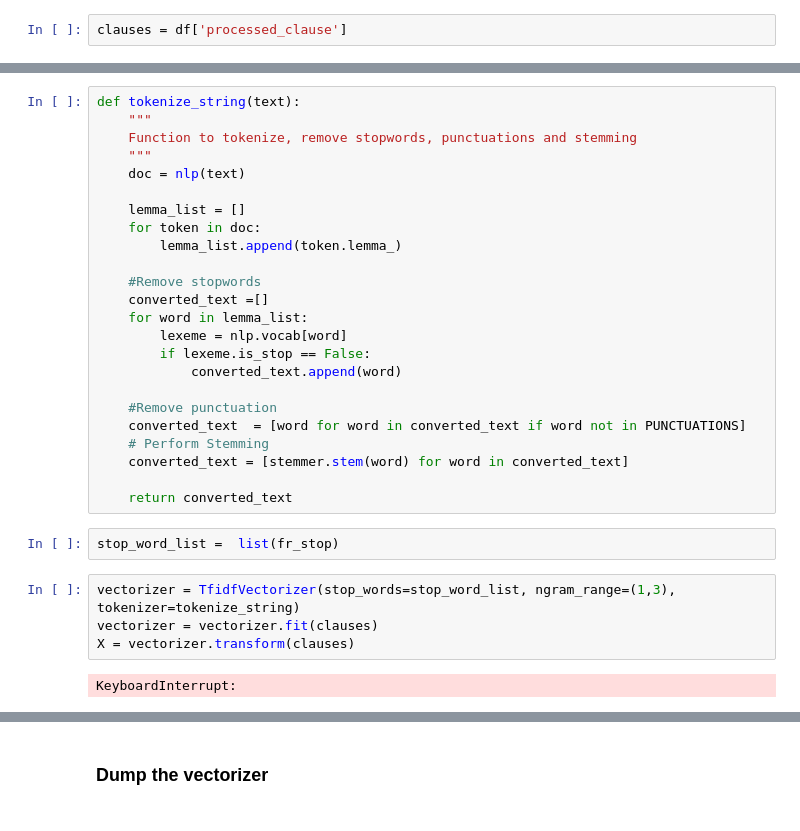
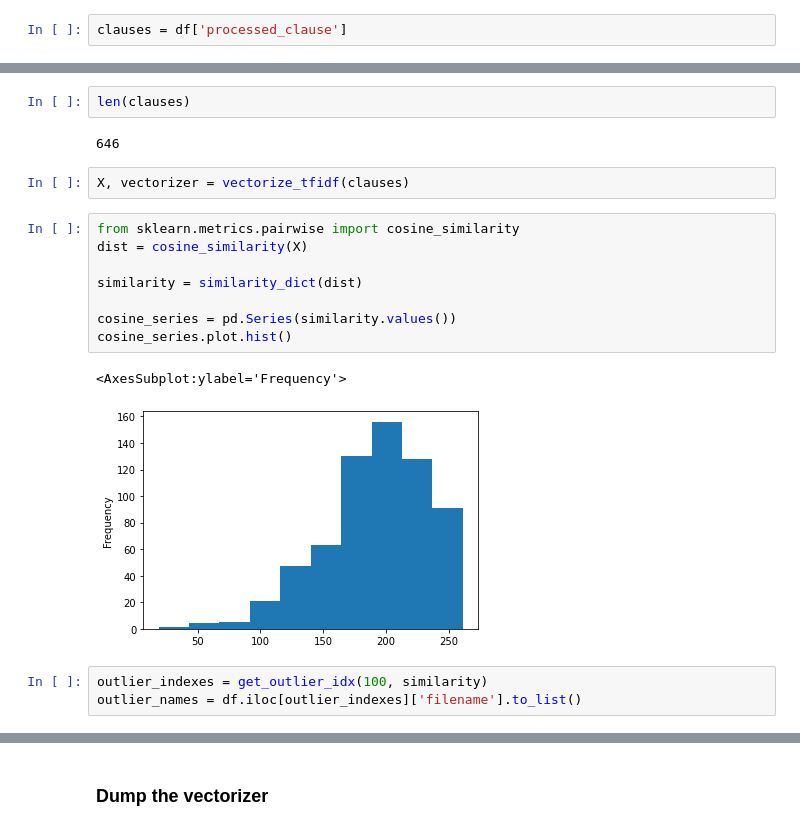
Before and after one commit to Subaandh-VK/NLP_Document_Clustering, a Jupyter notebook: notebooks/clustering_model.ipynb, the cells around one changed output, grey strips where cells are left out. Drawn from its saved outputs; the diff is of its cells as text.

Commit message:
Completed topic modelling
Implemented topic modelling using LDA.
Made enhancements to K-means
Implemented method to detect outliers
Started Implementing docker

```diff
--- a/notebooks/clustering_model.ipynb
+++ b/notebooks/clustering_model.ipynb
@@ -122,32 +83,20 @@ clauses[0]
-# %%
-def tokenize_string(text):
-    """
-    Function to tokenize, remove stopwords, punctuations and stemming
-    """
-    doc = nlp(text)
-
-    lemma_list = []
-    for token in doc:
-        lemma_list.append(token.lemma_)
-
-    #Remove stopwords
-    converted_text =[]
-    for word in lemma_list:
-        lexeme = nlp.vocab[word]
-        if lexeme.is_stop == False:
-            converted_text.append(word)
-
-    #Remove punctuation
-    converted_text  = [word for word in converted_text if word not in PUNCTUATIONS]
-    # Perform Stemming
-    converted_text = [stemmer.stem(word) for word in converted_text]
-
-    return converted_text
-# %%
-stop_word_list =  list(fr_stop)
-# %%
-vectorizer = TfidfVectorizer(stop_words=stop_word_list, ngram_range=(1,3), tokenizer=tokenize_string)
-vectorizer = vectorizer.fit(clauses)
-X = vectorizer.transform(clauses)
-# %% [output]
-KeyboardInterrupt:
+# %%
+len(clauses)
+# %% [output]
+646
+# %%
+X, vectorizer = vectorize_tfidf(clauses)
+# %%
+from sklearn.metrics.pairwise import cosine_similarity
+dist = cosine_similarity(X)
+
+similarity = similarity_dict(dist)
+
+cosine_series = pd.Series(similarity.values())
+cosine_series.plot.hist()
+# %% [output]
+<AxesSubplot:ylabel='Frequency'>
+[figure, added]
+# %%
+outlier_indexes = get_outlier_idx(100, similarity)
+outlier_names = df.iloc[outlier_indexes]['filename'].to_list()
```
Also changed, not shown: parts of 72 cells of this notebook, 8 other files.
